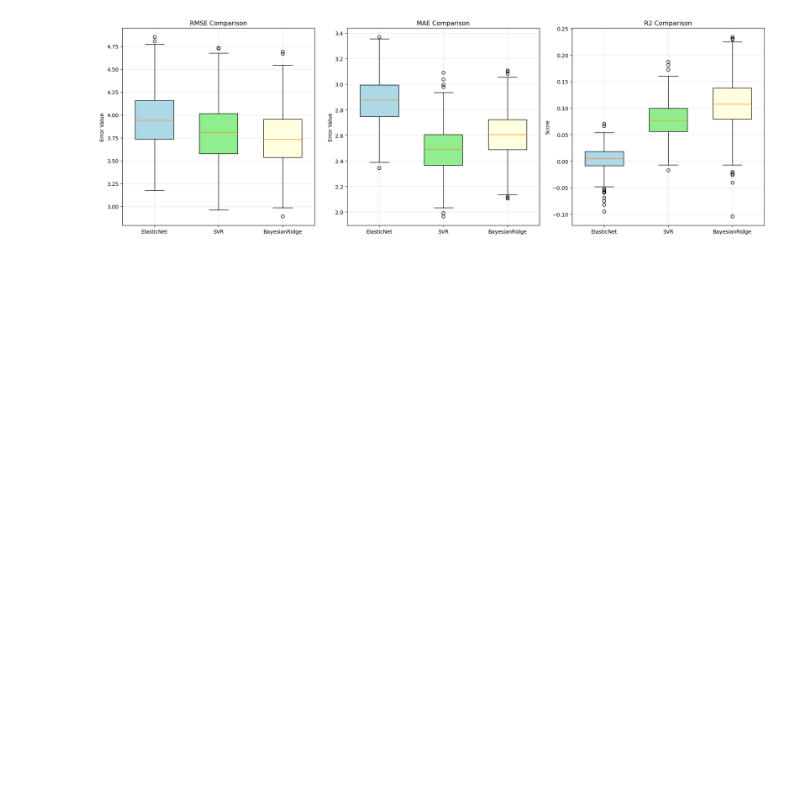
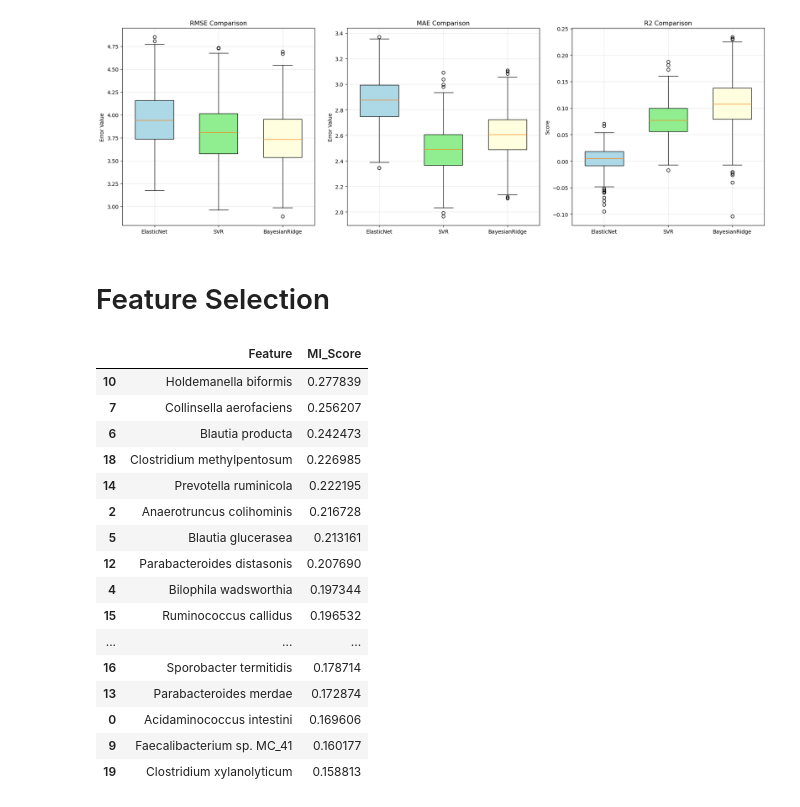
Before and after one commit to ikotsov/MLCB-Assignment-1, a Jupyter notebook: notebooks/model_analysis.ipynb, the cells around one changed output. Drawn from its saved outputs; the diff is of its cells as text; code cells hidden in the pictures; blank space fills up the shorter version.

Commit message:
feat: add feature selection

```diff
--- a/notebooks/model_analysis.ipynb
+++ b/notebooks/model_analysis.ipynb
@@ -118,3 +124,46 @@ compare_model_metrics(
 )
 # %% [output]
 [figure]
+# %% [markdown]
+# Feature Selection
+# %%
+from sklearn.feature_selection import mutual_info_regression, SelectKBest
+
+np.random.seed(42)
+selector = SelectKBest(score_func=mutual_info_regression, k=20)
+selector.fit(X_train, y_train)
+
+# Get MI scores for ALL features (before selection)
+all_scores = selector.scores_
+
+# Get MI scores for SELECTED features only
+selected_scores = all_scores[selector.get_support()]
+
+# Get feature names of selected features
+selected_features = X_train.columns[selector.get_support()]
+
+# Combine into a DataFrame for easy viewing
+selected_features_df = pd.DataFrame({
+    'Feature': selected_features,
+    'MI_Score': selected_scores
+}).sort_values('MI_Score', ascending=False)
+
+selected_features_df
+# %% [output]
+|  | Feature | MI_Score |
+| 10 | Holdemanella biformis | 0.277839 |
+| 7 | Collinsella aerofaciens | 0.256207 |
+| 6 | Blautia producta | 0.242473 |
+| 18 | Clostridium methylpentosum | 0.226985 |
+| 14 | Prevotella ruminicola | 0.222195 |
+| 2 | Anaerotruncus colihominis | 0.216728 |
+| 5 | Blautia glucerasea | 0.213161 |
+| 12 | Parabacteroides distasonis | 0.207690 |
+| 4 | Bilophila wadsworthia | 0.197344 |
+| 15 | Ruminococcus callidus | 0.196532 |
+| ... | ... | ... |
+| 16 | Sporobacter termitidis | 0.178714 |
+| 13 | Parabacteroides merdae | 0.172874 |
+| 0 | Acidaminococcus intestini | 0.169606 |
+| 9 | Faecalibacterium sp. MC_41 | 0.160177 |
+| 19 | Clostridium xylanolyticum | 0.158813 |
```
Also changed, not shown: parts of 30 cells of this notebook.
